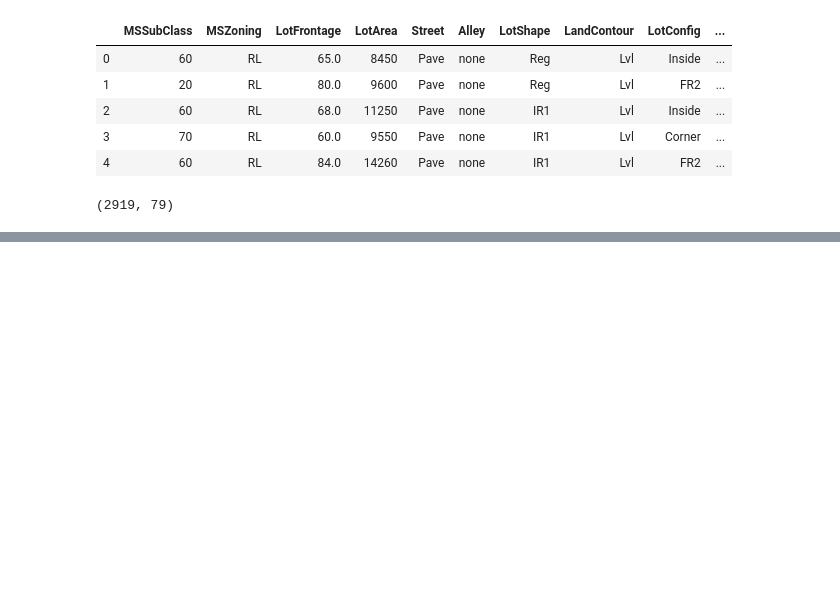
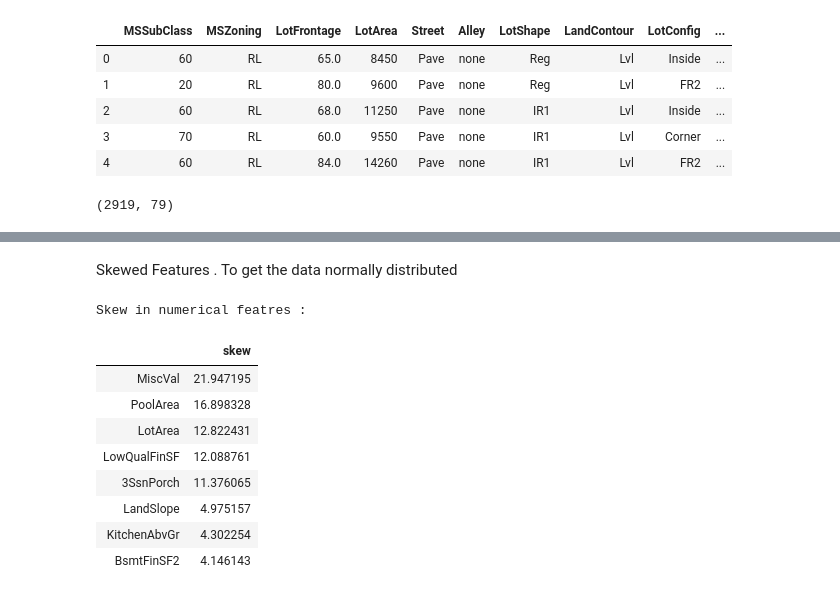
Before and after one commit to Sibin-Sibi/House_Price, a Jupyter notebook: Housing.ipynb, the cells around one changed output, grey strips where cells are left out. Saved outputs shown, nothing was run; the diff lists cells and outputs as text; code cells hidden in the pictures; blank space fills up the shorter version.

```diff
--- a/Housing.ipynb
+++ b/Housing.ipynb
@@ -301,0 +317,20 @@ combined.shape
+# %% [markdown]
+Skewed Features . To get the data normally distributed
+# %%
+numeric_feats = combined.dtypes[combined.dtypes != 'object'].index
+# check skewness of all numeric value
+skewed_feats = combined[numeric_feats].apply( lambda x : skew(x.dropna()) ).sort_values(ascending = False)
+print("Skew in numerical featres : \n")
+skewness = pd.DataFrame({'skew' : skewed_feats})
+skewness.head(8)
+# %% [output]
+Skew in numerical featres :
+|  | skew |
+| MiscVal | 21.947195 |
+| PoolArea | 16.898328 |
+| LotArea | 12.822431 |
+| LowQualFinSF | 12.088761 |
+| 3SsnPorch | 11.376065 |
+| LandSlope | 4.975157 |
+| KitchenAbvGr | 4.302254 |
+| BsmtFinSF2 | 4.146143 |
```
Also changed, not shown: parts of 7 cells of this notebook.
